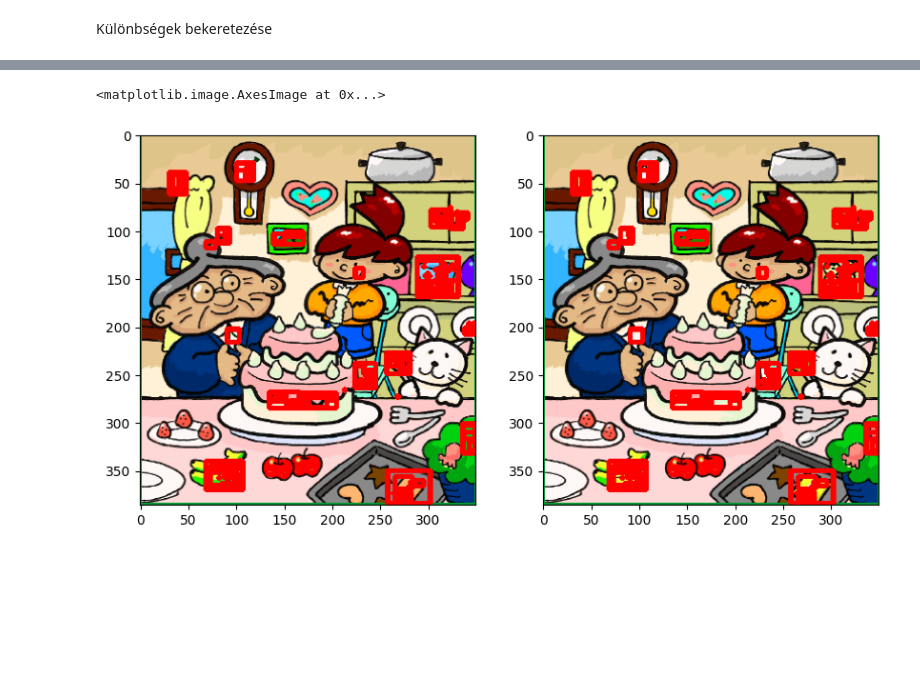
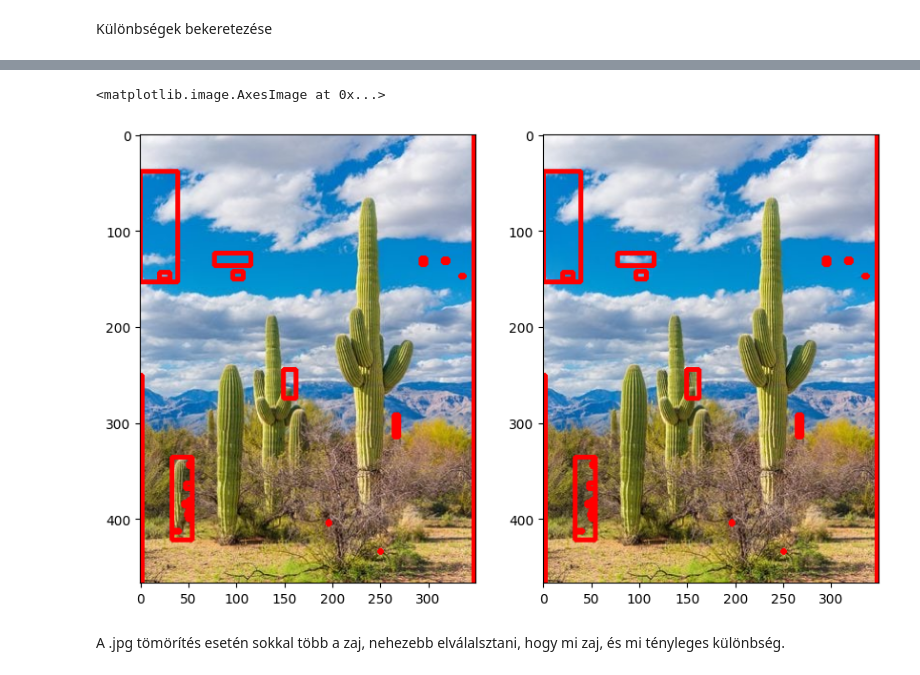
Before and after one commit to BrMrtn/GoogleColab, a Jupyter notebook: Képfeldolgozás/khf1_2_Különbségkeresés.ipynb, the cells around one changed output, grey strips where cells are left out. Drawn from its saved outputs; the diff is of its cells as text; code cells hidden in the pictures; blank space fills up the shorter version.

```diff
--- a/Képfeldolgozás/khf1_2_Különbségkeresés.ipynb
+++ b/Képfeldolgozás/khf1_2_Különbségkeresés.ipynb
@@ -44,11 +59,11 @@ plt.imshow(difference)
 Különbségek bekeretezése
 # %%
 # Hogy tresholdolhassunk, a képet szürkeárnyalatosra állítjuk
-#difference = cv2.cvtColor(difference, cv2.COLOR_RGB2GRAY)
+difference = cv2.cvtColor(difference, cv2.COLOR_RGB2GRAY)
 
 # Tresholding - ha a pixel értéke eltér a feketétől, 255re állítjuk.
-# Vagyis állítanánk, ha nem lenne zajos a kép. A kis zaj miatt nem 0-tól tresholdolunk, hanem pl 40-től
-_, thresholded_difference = cv2.threshold(difference,200,255,0)
+# Vagyis állítanánk, ha nem lenne zajos a kép. A kis zaj miatt nem 0-tól tresholdolunk, hanem pl 50-től
+_, thresholded_difference = cv2.threshold(difference,50,255,0)
 
 plt.imshow(thresholded_difference)
 # %% [output]
@@ -56,0 +92,13 @@ plt.imshow(thresholded_difference)
+# %%
+image = cv2.imread("Spot_the_difference-cactus.jpg")
+
+middle = image.shape[1] // 2
+img1 = image[:, :middle]
+img2 = image[:, middle:]
+
+img1 = cv2.cvtColor(img1, cv2.COLOR_BGR2RGB)
+img2 = cv2.cvtColor(img2, cv2.COLOR_BGR2RGB)
+
+fig, (ax1, ax2) = plt.subplots(1,2, figsize=(10,10))
+ax1.imshow(img1)
+ax2.imshow(img2)
@@ -56,0 +115,7 @@ plt.imshow(thresholded_difference)
+# %%
+difference = cv2.cvtColor(difference, cv2.COLOR_RGB2GRAY)
+
+# .jpg esetben a tömörítés miatt szinte mindenhol pixel eltéréseket látunk. (Bár lehet, hogy csak az egész kép arrébb van csúszva 1 pixellel, mert rossz volt a felezés)
+_, thresholded_difference = cv2.threshold(difference,0,255,0)
+
+plt.imshow(thresholded_difference)
@@ -56,0 +125,5 @@ plt.imshow(thresholded_difference)
+# %%
+# Az treshold értékét feljebb állítjuk itt is, pl. 50-re, hogy a tömörítés hibáját ne számítsuk bele
+_, thresholded_difference = cv2.threshold(difference,30,255,0)
+
+plt.imshow(thresholded_difference)
@@ -57,14 +133,20 @@ plt.imshow(thresholded_difference)
 # %%
 contours, hierarchy = cv2.findContours(thresholded_difference, cv2.RETR_EXTERNAL, cv2.CHAIN_APPROX_SIMPLE)
 
+min_width = 1;
+min_height = 1;
+
 for contour in contours:
     x,y,w,h = cv2.boundingRect(contour)
-    cv2.rectangle(img1,(x,y),(x+w,y+h),(255,0,0),3)
-    cv2.rectangle(img2,(x,y),(x+w,y+h),(255,0,0),3)
+    if w > min_width and h > min_height:
+      cv2.rectangle(img1,(x,y),(x+w,y+h),(255,0,0),3)
+      cv2.rectangle(img2,(x,y),(x+w,y+h),(255,0,0),3)
 
 fig, (ax1, ax2) = plt.subplots(1,2, figsize=(10,10))
 ax1.imshow(img1)
 ax2.imshow(img2)
 # %% [output]
 <matplotlib.image.AxesImage at 0x...>
-[figure, old version]
+[figure, new version]
+# %% [markdown]
+A .jpg tömörítés esetén sokkal több a zaj, nehezebb elválalsztani, hogy mi zaj, és mi tényleges különbség.
```
Also changed, not shown: parts of 10 cells of this notebook.
